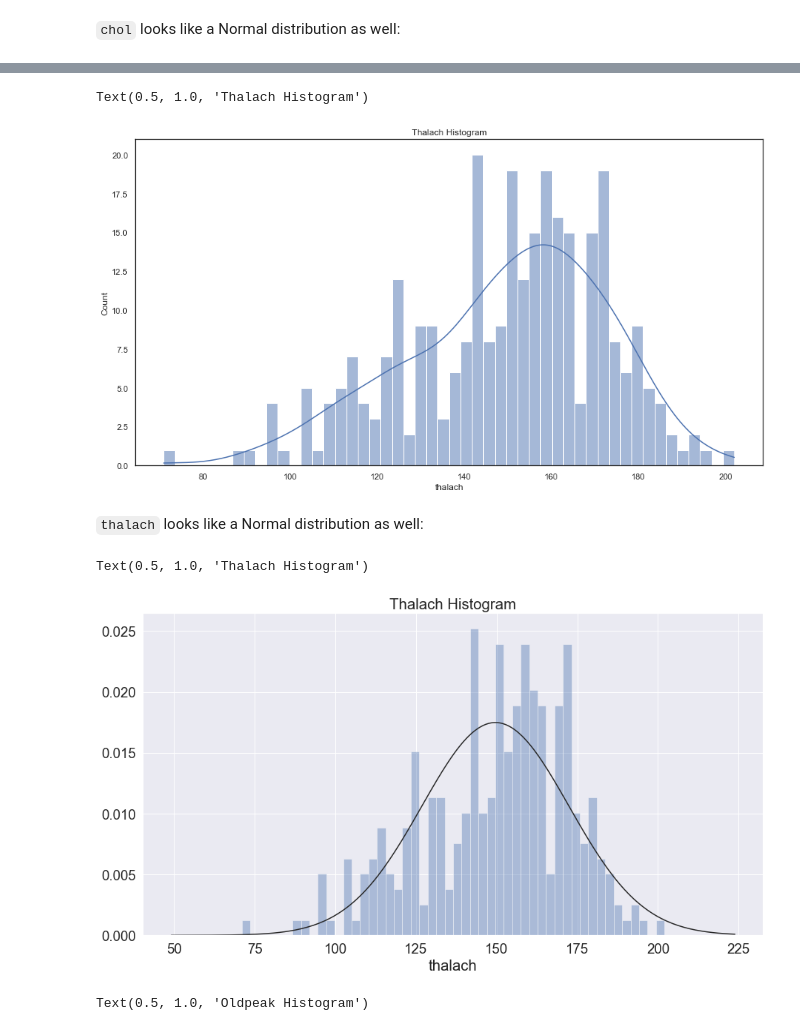
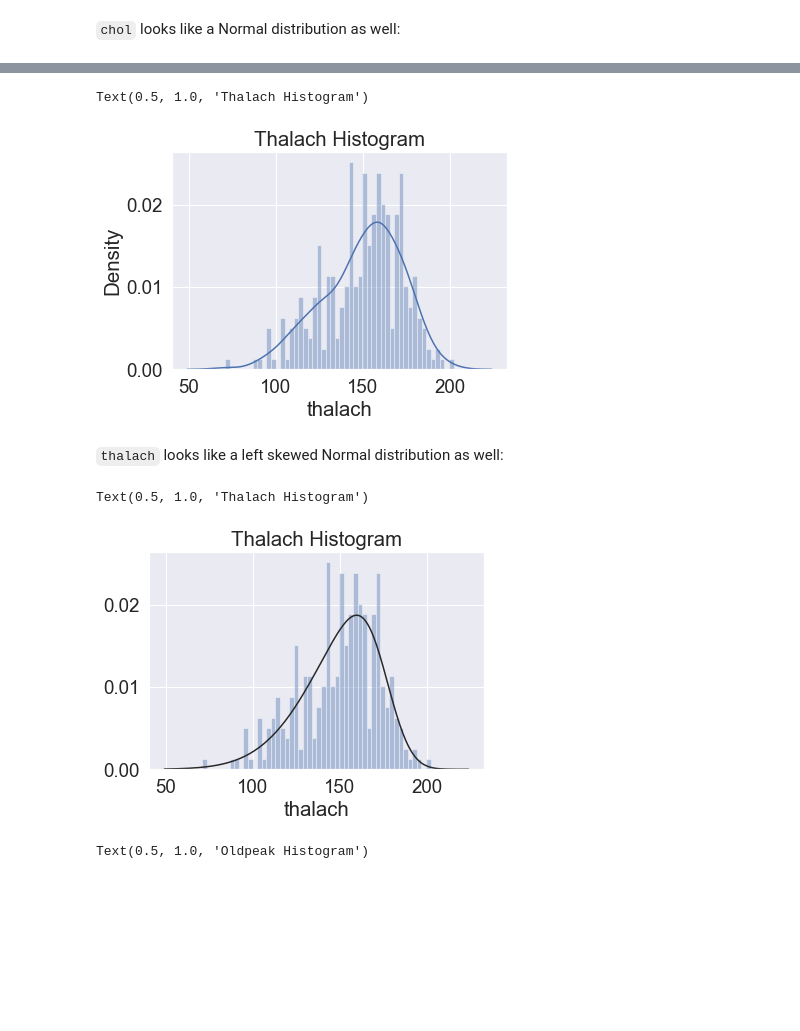
Before and after one commit to EyalMichaeli/IDC_masters, a Jupyter notebook: SnDA/HW3/HW3.ipynb, the cells around one changed output, grey strips where cells are left out. Cells and saved outputs as stored; diff of their text form; code cells hidden in the pictures; blank space fills up the shorter version.

```diff
--- a/SnDA/HW3/HW3.ipynb
+++ b/SnDA/HW3/HW3.ipynb
@@ -25,6 +25,7 @@ import itertools
 sns.set(rc={'figure.figsize':(14, 7)})
 sns.set(font_scale = 1.7)
 plt.rcParams['figure.figsize'] = (15, 8)
+sns.set(style="darkgrid")
 # %% [markdown]
 ### Question 1 - Correlations (15 points)
 # %% [markdown]
@@ -470,14 +472,14 @@ Text(0.5, 1.0, 'Chol Histogram')
 sns.distplot(df['thalach'], bins=50, kde=True).set_title('Thalach Histogram')
 # %% [output]
 Text(0.5, 1.0, 'Thalach Histogram')
-[figure, old version]
+[figure, new version]
 # %% [markdown]
-`thalach` looks like a Normal distribution as well:
+`thalach` looks like a left skewed Normal distribution as well:
 # %%
-sns.distplot(df['thalach'], bins=50, kde=False, fit=stats.norm).set_title('Thalach Histogram')
+sns.distplot(df['thalach'], bins=50, kde=False, fit=stats.skewnorm).set_title('Thalach Histogram')
 # %% [output]
 Text(0.5, 1.0, 'Thalach Histogram')
-[figure, old version]
+[figure, new version]
 # %%
 sns.distplot(df['oldpeak'], bins=50, kde=True).set_title('Oldpeak Histogram')
 # %% [output]
```
Also changed, not shown: parts of 24 cells of this notebook.
